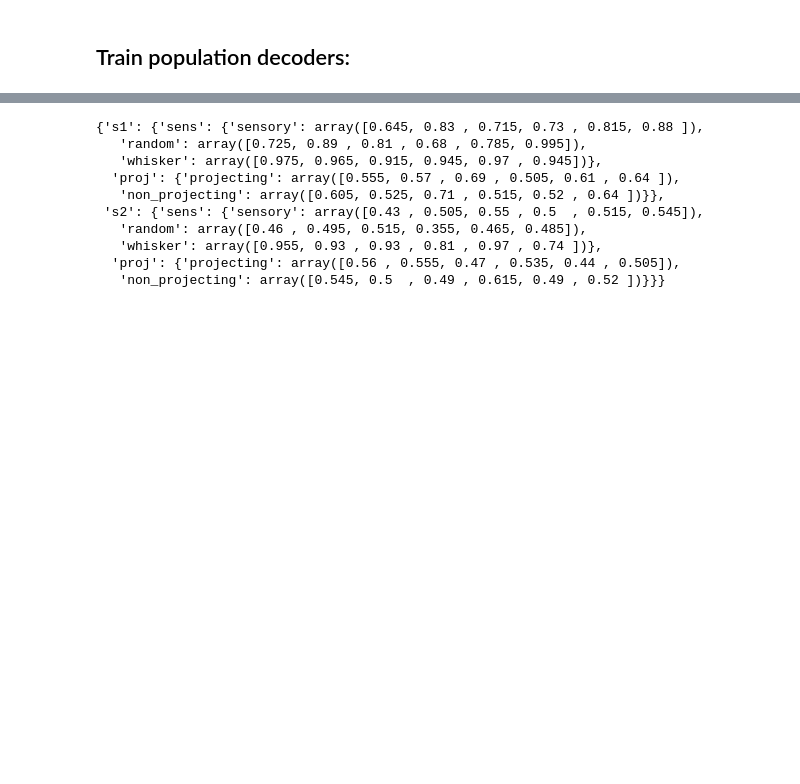
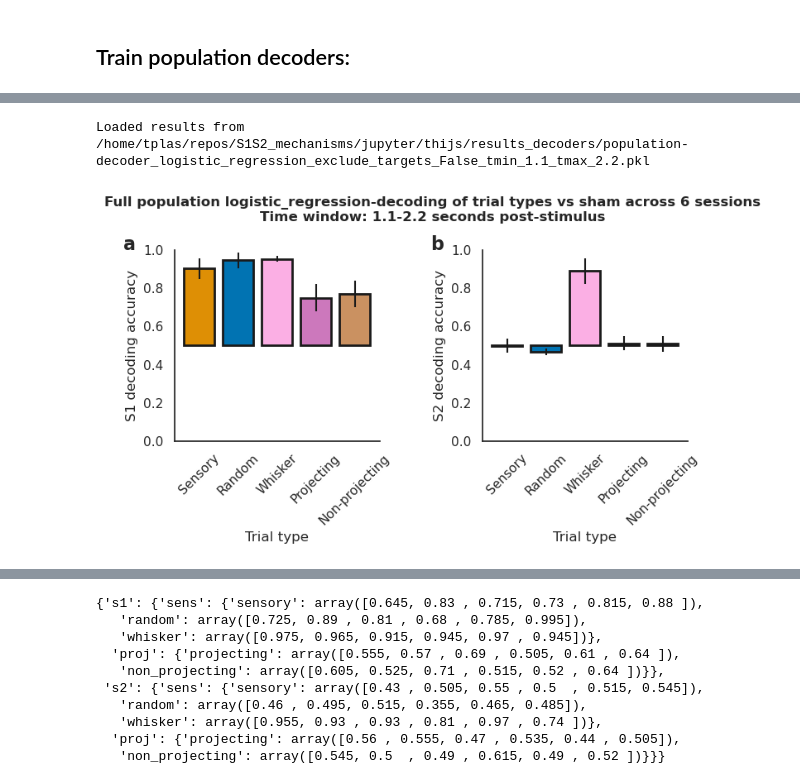
Before and after one commit to Packer-Lab/S1S2_mechanisms, a Jupyter notebook: jupyter/thijs/Decoding analysis.ipynb, the cells around one changed output, grey strips where cells are left out. Drawn from its saved outputs; the diff is of its cells as text; code cells hidden in the pictures; blank space fills up the shorter version.

```diff
--- a/jupyter/thijs/Decoding analysis.ipynb
+++ b/jupyter/thijs/Decoding analysis.ipynb
@@ -102,3 +124,20 @@ WARNING: time window adjusted to 1.1 - 2.2 to avoid whisker stim
+# %%
+## Load results
+folder_save = '/home/tplas/repos/S1S2_mechanisms/jupyter/thijs/results_decoders/'
+decoder_type = 'logistic_regression'
+exclude_targets = False
+t_min = 1.1
+t_max = t_min + 1.1
+file_name = f'population-decoder_{decoder_type}_exclude_targets_{exclude_targets}_tmin_{t_min}_tmax_{t_max}.pkl'
+with open(os.path.join(folder_save, file_name), 'rb') as f:
+    scores_dict = pickle.load(f)
+print(f'Loaded results from {os.path.join(folder_save, file_name)}')
+
+ax = dav.bar_plot_decoder_accuracy(scores_dict=scores_dict, decoder_type=decoder_type,
+                                   t_min=t_min, t_max=t_max, save_fig=False, exclude_targets=exclude_targets)
+# %% [output]
+Loaded results from /home/tplas/repos/S1S2_mechanisms/jupyter/thijs/results_decoders/population-decoder_logistic_regression_exclude_targets_False_tmin_1.1_tmax_2.2.pkl
+[figure, added]
 # %%
 ax = dav.bar_plot_decoder_accuracy(scores_dict=scores_dict, decoder_type=decoder_type,
                                    t_min=t_min, t_max=t_max, save_fig=False, exclude_targets=exclude_targets)
```
Also changed, not shown: parts of 3 cells of this notebook, 15 other files.
